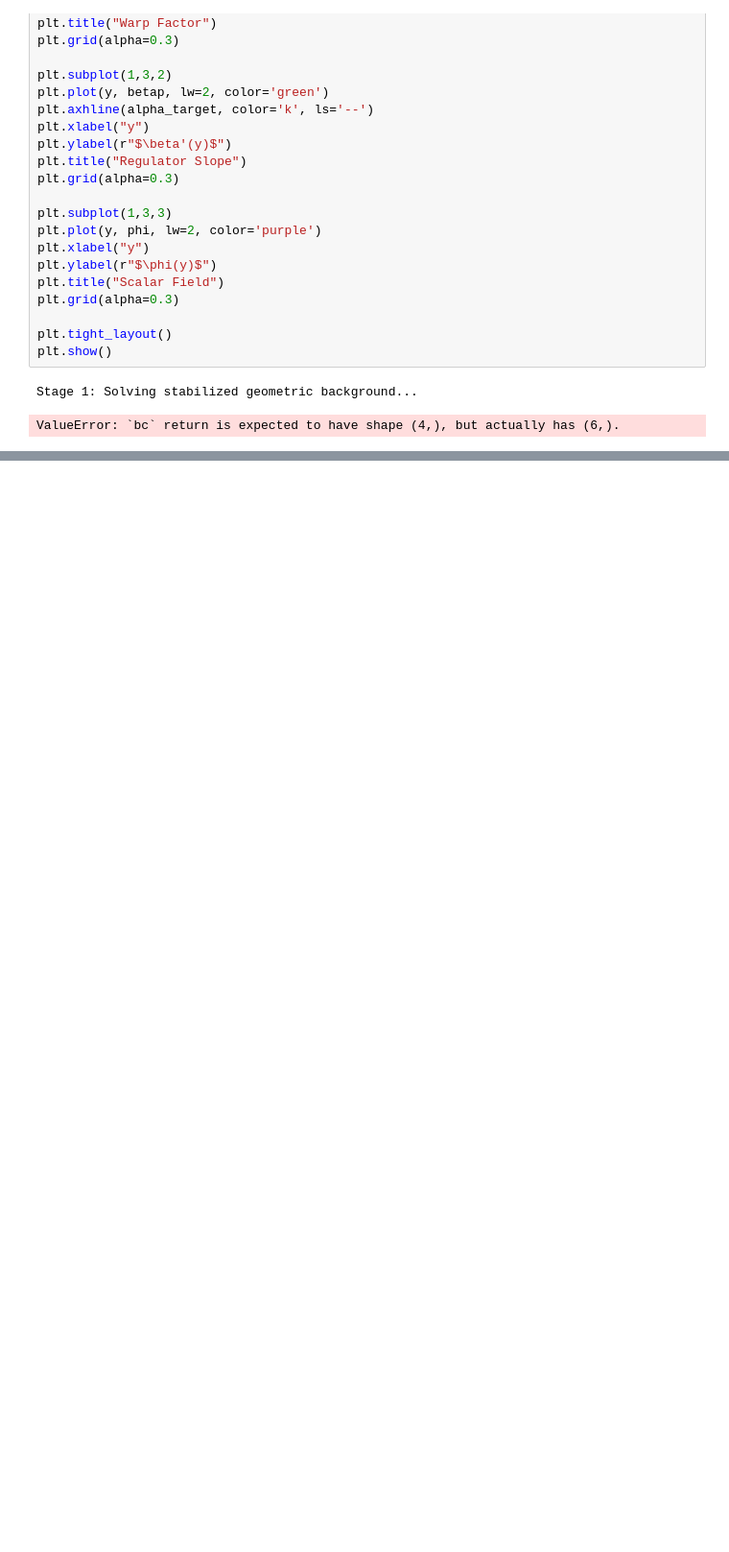
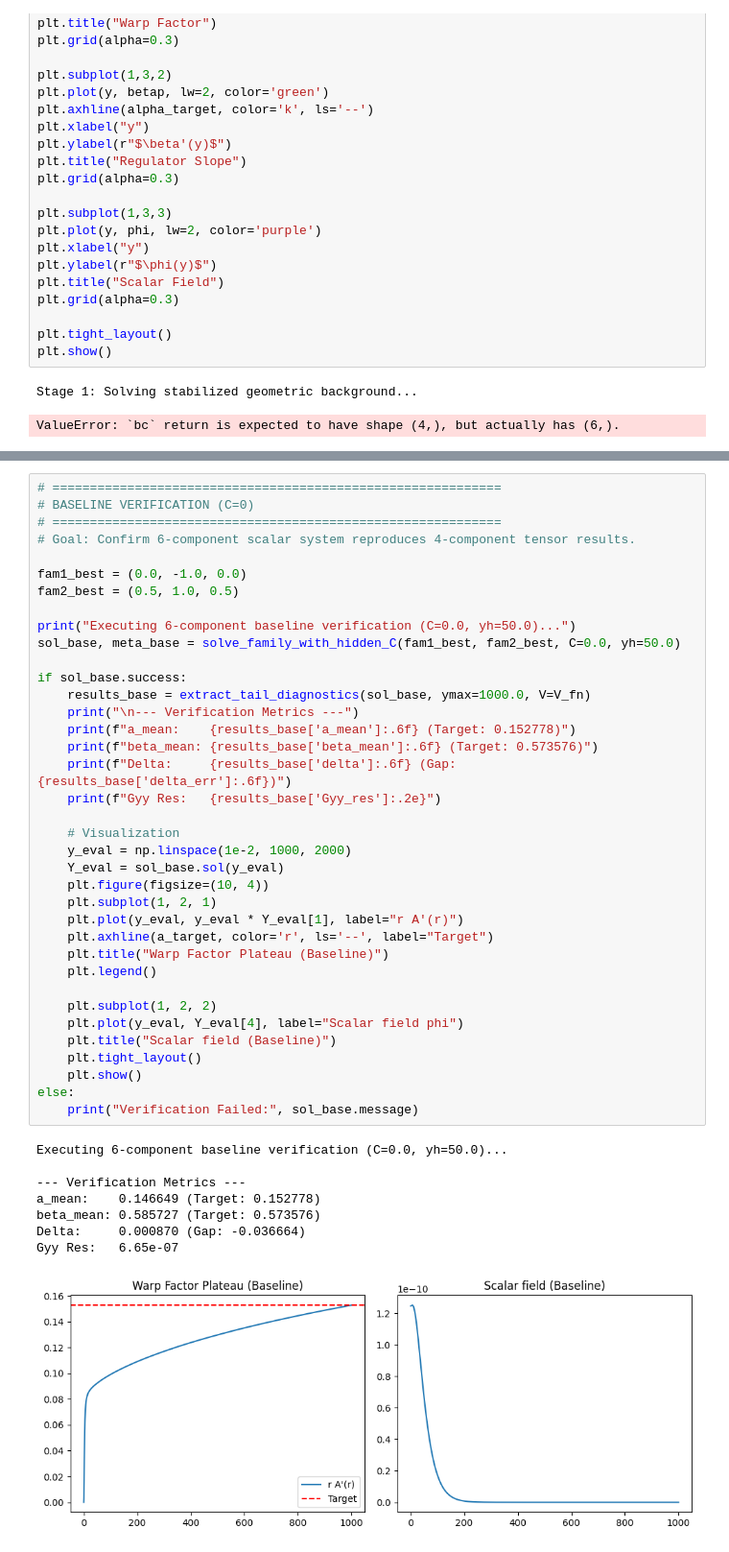
Before and after one commit to kawastony/Quantum_Gravity, a Jupyter notebook: Paper_37_tests.ipynb, the cells around one changed output, grey strips where cells are left out. Shown at 96% size. Drawn from its saved outputs; the diff is of its cells as text; blank space fills up the shorter version.

```diff
--- a/Paper_37_tests.ipynb
+++ b/Paper_37_tests.ipynb
@@ -4577,0 +5566,46 @@ ValueError: `bc` return is expected to have shape (4,), but actually has (6,).
+# %%
+# ============================================================
+# BASELINE VERIFICATION (C=0)
+# ============================================================
+# Goal: Confirm 6-component scalar system reproduces 4-component tensor results.
+
+fam1_best = (0.0, -1.0, 0.0)
+fam2_best = (0.5, 1.0, 0.5)
+
+print("Executing 6-component baseline verification (C=0.0, yh=50.0)...")
+sol_base, meta_base = solve_family_with_hidden_C(fam1_best, fam2_best, C=0.0, yh=50.0)
+
+if sol_base.success:
+    results_base = extract_tail_diagnostics(sol_base, ymax=1000.0, V=V_fn)
+    print("\n--- Verification Metrics ---")
+    print(f"a_mean:    {results_base['a_mean']:.6f} (Target: 0.152778)")
+    print(f"beta_mean: {results_base['beta_mean']:.6f} (Target: 0.573576)")
+    print(f"Delta:     {results_base['delta']:.6f} (Gap: {results_base['delta_err']:.6f})")
+    print(f"Gyy Res:   {results_base['Gyy_res']:.2e}")
+
+    # Visualization
+    y_eval = np.linspace(1e-2, 1000, 2000)
+    Y_eval = sol_base.sol(y_eval)
+    plt.figure(figsize=(10, 4))
+    plt.subplot(1, 2, 1)
+    plt.plot(y_eval, y_eval * Y_eval[1], label="r A'(r)")
+    plt.axhline(a_target, color='r', ls='--', label="Target")
+    plt.title("Warp Factor Plateau (Baseline)")
+    plt.legend()
+
+    plt.subplot(1, 2, 2)
+    plt.plot(y_eval, Y_eval[4], label="Scalar field phi")
+    plt.title("Scalar field (Baseline)")
+    plt.tight_layout()
+    plt.show()
+else:
+    print("Verification Failed:", sol_base.message)
+# %% [output]
+Executing 6-component baseline verification (C=0.0, yh=50.0)...
+
+--- Verification Metrics ---
+a_mean:    0.146649 (Target: 0.152778)
+beta_mean: 0.585727 (Target: 0.573576)
+Delta:     0.000870 (Gap: -0.036664)
+Gyy Res:   6.65e-07
+[figure, added]
```
Also changed, not shown: parts of 89 cells of this notebook.
